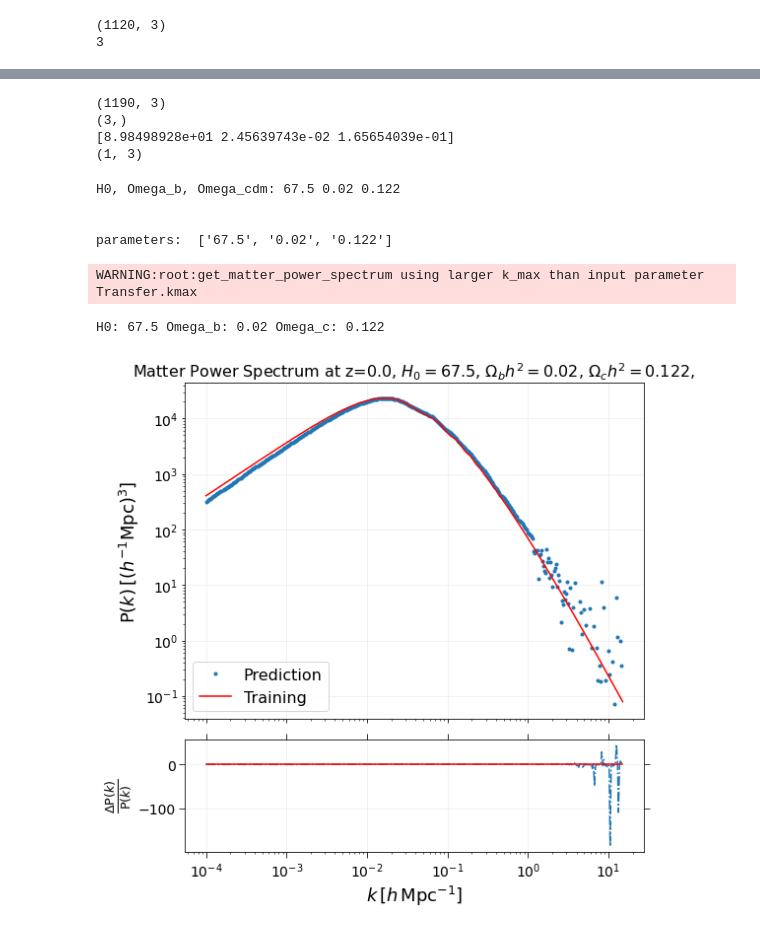
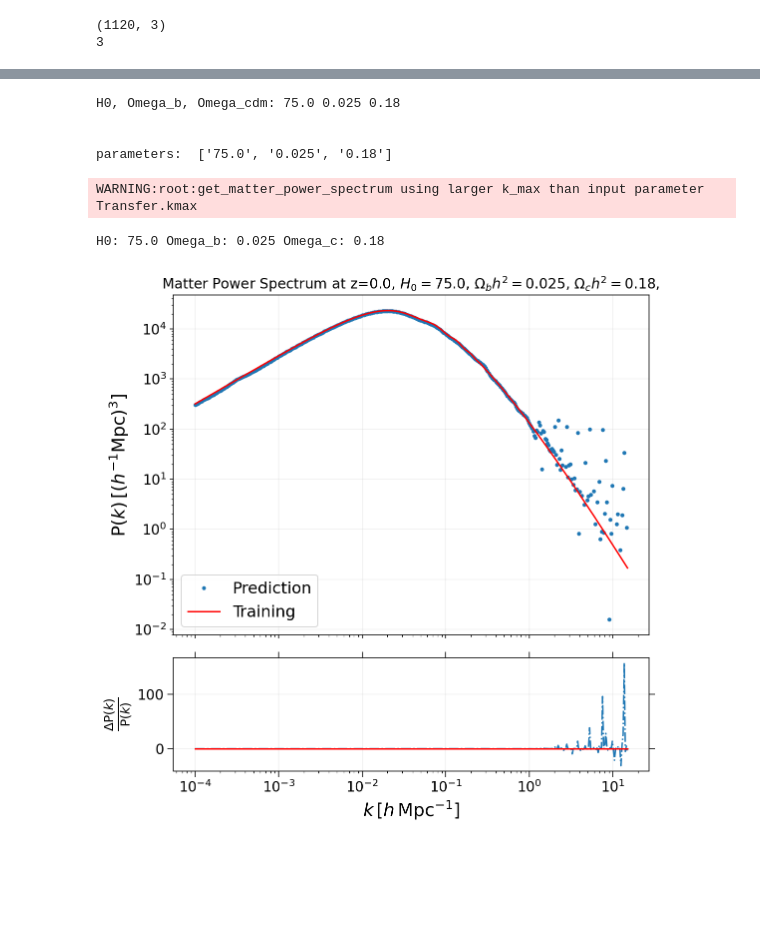
Before and after one commit to MSN64/Cosmo_Internship, a Jupyter notebook: EMULATOR_Internship_Main_3dim.ipynb, the cells around one changed output, grey strips where cells are left out. Cells and saved outputs as stored; diff of their text form; code cells hidden in the pictures; blank space fills up the shorter version.

```diff
--- a/EMULATOR_Internship_Main_3dim.ipynb
+++ b/EMULATOR_Internship_Main_3dim.ipynb
@@ -302,16 +267,7 @@ WARNING:root:get_matter_power_spectrum using larger k_max than input parameter T
 # print(pk_matrix[199])
 # %%
-temp = pk_matrix
-
-pk_mat_data = "pk_matrix.pkl"
-
-open_file = open(pk_mat_data, "wb")
-pickle.dump(pk_matrix, open_file)
-open_file.close()
-
-open_file = open(pk_mat_data, "rb")
-pk_matrix = pickle.load(open_file)
-open_file.close()
+with open('pk_data.pkl', 'rb') as f:
+    pk_matrix = pickle.load(f)
 # %%
 # Training input params and output param:
 
@@ -416,32 +372,34 @@ X_train:              H0   Omega_b  Omega_cdm
 
 [280 rows x 3 columns]
 # %%
+%%time
 #Building the NN:
 
 tf_model = Sequential()
 # Defining the first layer of the model
-tf_model.add(Dense(units=32, input_dim=X_train1.shape[1], kernel_initializer='normal', activation='relu'))
+tf_model.add(Dense(units=150, input_dim=X_train1.shape[1], kernel_initializer='normal', activation='relu'))
 
-# Defining the Second layer of the model
-tf_model.add(Dense(units=32, kernel_initializer='normal', activation='relu'))
+# Defining 1st Hidden layer of the model
+tf_model.add(Dense(units=150, kernel_initializer='normal', activation='relu'))
 
-# Defining the Third layer of the model
-tf_model.add(Dense(units=32, kernel_initializer='normal', activation='relu'))
+# Defining 2nd Hidden layer of the model
+tf_model.add(Dense(units=150, kernel_initializer='normal', activation='relu'))
 
-# Defining the fourth layer of the model
+# Defining the 3rd hidden layer of the model
 #tf_model.add(Dense(units=32, kernel_initializer='normal', activation='relu'))
 
-# The output neuron is a single fully connected node
-# Since we will be predicting a single number
+# Defining the 4th hidden layer of the model
+#tf_model.add(Dense(units=512, kernel_initializer='normal', activation='relu'))
+
 tf_model.add(Dense(400, kernel_initializer='normal'))
 
-opt = keras.optimizers.Adam(learning_rate=0.1)
+opt = keras.optimizers.Adam(learning_rate=0.05)
 
 # Compiling the model
 tf_model.compile(loss='mean_squared_error', optimizer=opt)
 
 # Fitting the ANN to the Training set
-tf_model.fit(X_train1, y_train, batch_size = 25, epochs = 200, verbose=2)
+tf_model.fit(X_train1, y_train, batch_size = 60, epochs = 580, verbose=2)
 
 # Mean absolute percentage error
 MAPE = np.mean(np.abs((y_test - tf_model.predict(X_test1))/y_test))*100
@@ -470,32 +428,3 @@ Epoch 200/200
-# %%
-# Scaling the X data back to original scale
-
-#temp = X_train1
-#temp2 = X_test1
-
-y_train_pred = tf_model.predict(X_train1)
-y_test_pred = tf_model.predict(X_test1)
-
-# X_train2 = scaled_X_train.inverse_transform(X_train1)     ###########3
-# X_test2 = scaled_X_train.inverse_transform(X_test1)       ########33##
-
-
-# Prediction:
-prediction_train = y_train_pred
-prediction_test = y_test_pred
-
-
-print(np.shape(X_train2))
-print(np.shape(X_train2[0]))                                             #OK, RESHAPE TO (1,3) for tf_model.predict()
-print(X_train2[0])
-a = np.reshape(X_train2[0], (1,3))
-print(np.shape(a))
-a = tf_model.predict(a)
-# %% [output]
-(1190, 3)
-(3,)
-[8.98498928e+01 2.45639743e-02 1.65654039e-01]
-(1, 3)
 # %%
 #Define func:
 
@@ -542,7 +471,7 @@ def calc_cosmo():
     ax[0].loglog(generate_camb_ps[0], pred_pk[0], "C0.")
     #plt.loglog(X_test, y_test, "C1d")
     ax[0].loglog(generate_camb_ps[0], generate_camb_ps[1], 'r')
-    ax[0].set_title('Matter Power Spectrum at z=0.0, $H_{0} = %0.5s$, ' %cosmo_arr[0][0] + '$\Omega_{b}h^{2} = %0.6s$, ' %cosmo_arr[0][1] + '$\Omega_{c}h^{2} = %0.6s$, ' %cosmo_arr[0][2])
+    ax[0].set_title('Matter Power Spectrum at z=0.0, $H_{0} = %0.5s$, ' %cosmo_arr[0][0] + '$\Omega_{b}h^{2} = %0.6s$, ' %cosmo_arr[0][1] + '$\Omega_{c}h^{2} = %0.6s$, ' %cosmo_arr[0][2], fontsize = 14)
     plt.rc('axes', labelsize=18)
     plt.rc('axes', titlesize=16)
     plt.rcParams['xtick.labelsize']=14
@@ -552,34 +481,34 @@ def calc_cosmo():
     ax[0].legend(['Prediction', 'Training'], loc='lower left', fontsize=16);
     ax[0].grid(alpha=0.2)
     ax[1].grid(alpha=0.2)
     plt.tick_params(top=True,right=True, length=6)
 
 #     #pred_pk needs to be sorted:
 #     zipped_lists = zip(temp, pred_pk)
 #     sorted_pairs = sorted(zipped_lists)
 
 #     tuples = zip(*sorted_pairs)
 #     temp, pred_pk = [list(tuple) for tuple in  tuples]
 #     temp = np.array(temp)
 #     pred_pk = np.array(pred_pk)
 
     #residual plot
     ax[1].set_ylabel(r'$\frac{\Delta \mathrm{P}(k)}{\mathrm{P}(k)}$')
     ax[1].loglog(generate_camb_ps[0], ((pred_pk[0]-generate_camb_ps[1])/generate_camb_ps[1]), 'C0', linestyle="dashdot")
     ax[1].loglog(generate_camb_ps[0], ((generate_camb_ps[1]-generate_camb_ps[1])/generate_camb_ps[1]), 'r')
     ax[1].set_yscale('linear')
     fig.tight_layout()
     #plt.savefig('power_spectrum_H0.pdf')
     plt.show()
 
 
 
 Generate = calc_cosmo()
 # %% [output]
-H0, Omega_b, Omega_cdm: 67.5 0.02 0.122
+H0, Omega_b, Omega_cdm: 75.0 0.025 0.18
 
 
-parameters:  ['67.5', '0.02', '0.122']
+parameters:  ['75.0', '0.025', '0.18']
 WARNING:root:get_matter_power_spectrum using larger k_max than input parameter Transfer.kmax
-H0: 67.5 Omega_b: 0.02 Omega_c: 0.122
+H0: 75.0 Omega_b: 0.025 Omega_c: 0.18
-[figure, old version]
+[figure, new version]
```
Also changed, not shown: parts of 17 cells of this notebook.
